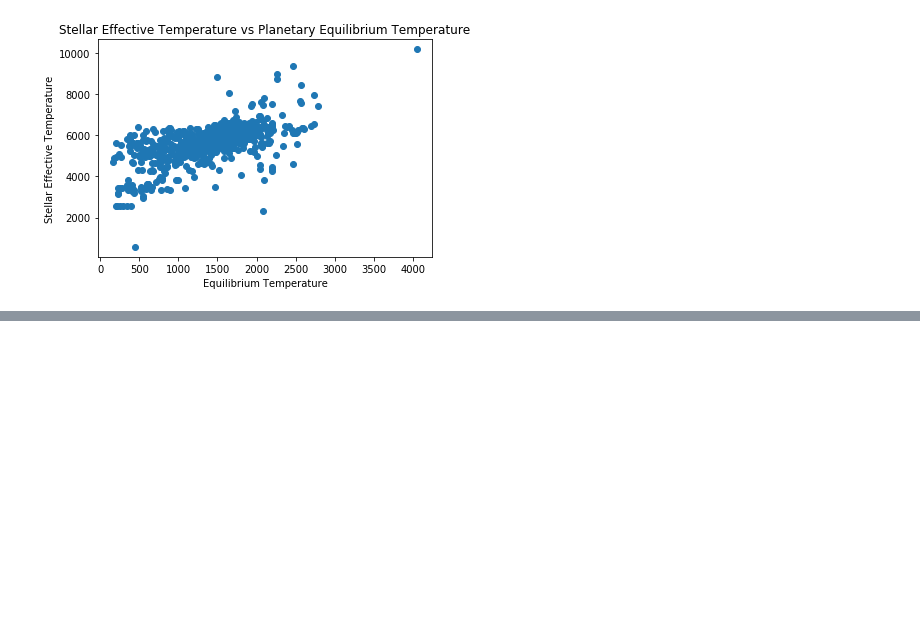
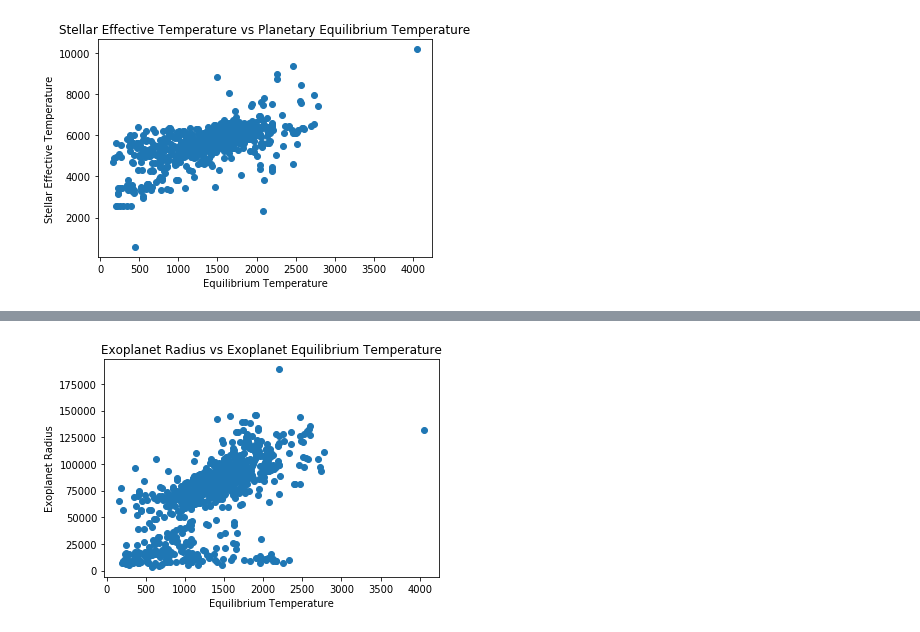
Before and after one commit to ebarr10/Potential_Exoplanet_Life, a Jupyter notebook: 320FinalProject.ipynb, the cells around one changed output, grey strips where cells are left out. Saved outputs shown, nothing was run; the diff lists cells and outputs as text; code cells hidden in the pictures; blank space fills up the shorter version.

```diff
--- a/320FinalProject.ipynb
+++ b/320FinalProject.ipynb
@@ -383,0 +428,19 @@ Habitable Zone of Solar System
+# %%
+equilibrium_temp = []
+radius_exo = []
+
+for index, row in data.iterrows():
+    if ((data.at[index, 'pl_eqt'] != 'nan') & (data.at[index, 'st_teff'] != 'nan')):
+        equilibrium_temp.append(data.at[index, 'pl_eqt'])
+        if data.at[index, 'Similar to'] == 'Earth':
+            radius_exo.append(data.at[index, 'pl_rade'])
+        else:
+            radius_exo.append(data.at[index, 'pl_radj'])
+
+plot.scatter(equilibrium_temp, radius_exo)
+plot.title('Exoplanet Radius vs Exoplanet Equilibrium Temperature')
+plot.xlabel('Equilibrium Temperature')
+plot.ylabel('Exoplanet Radius')
+plot.show()
+# %% [output]
+[figure, added]
```
Also changed, not shown: parts of 16 cells of this notebook.
